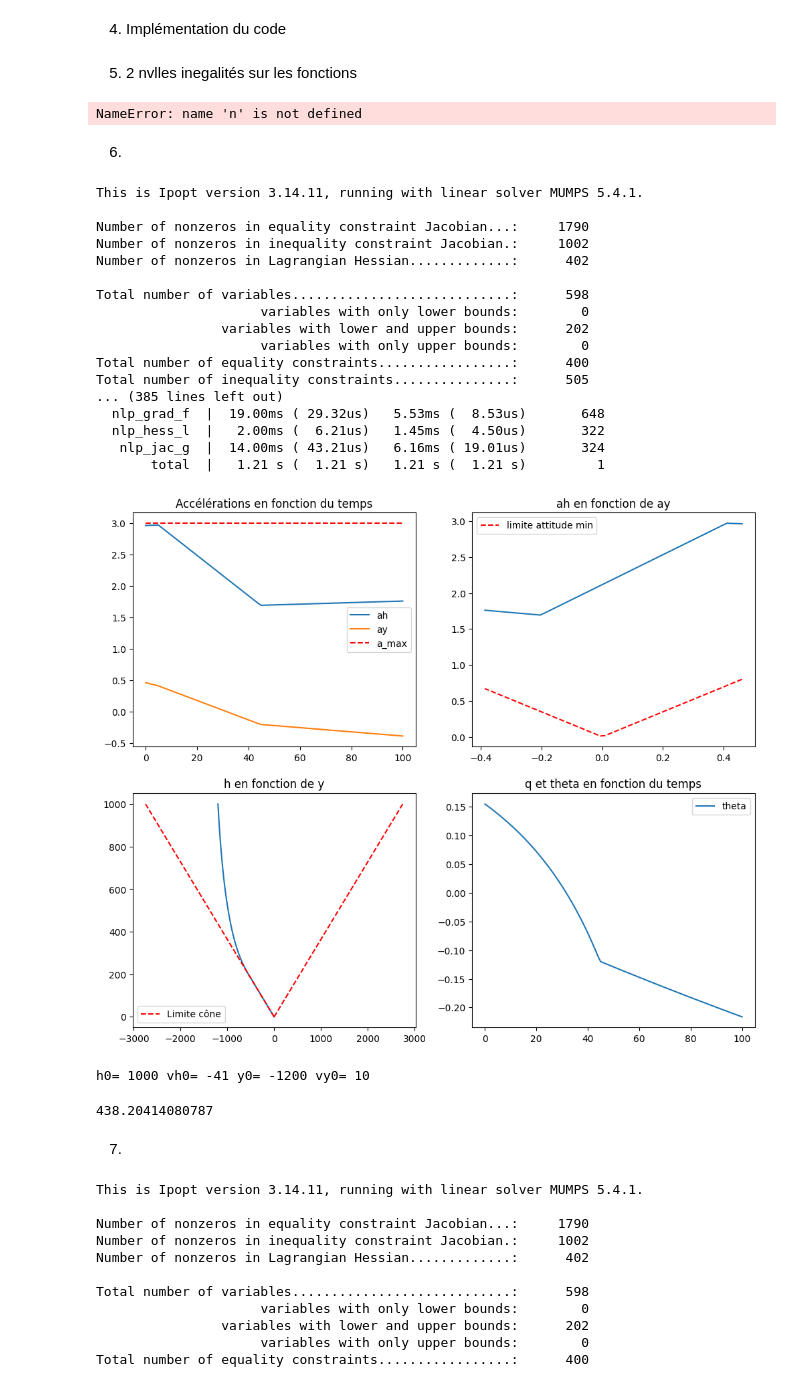
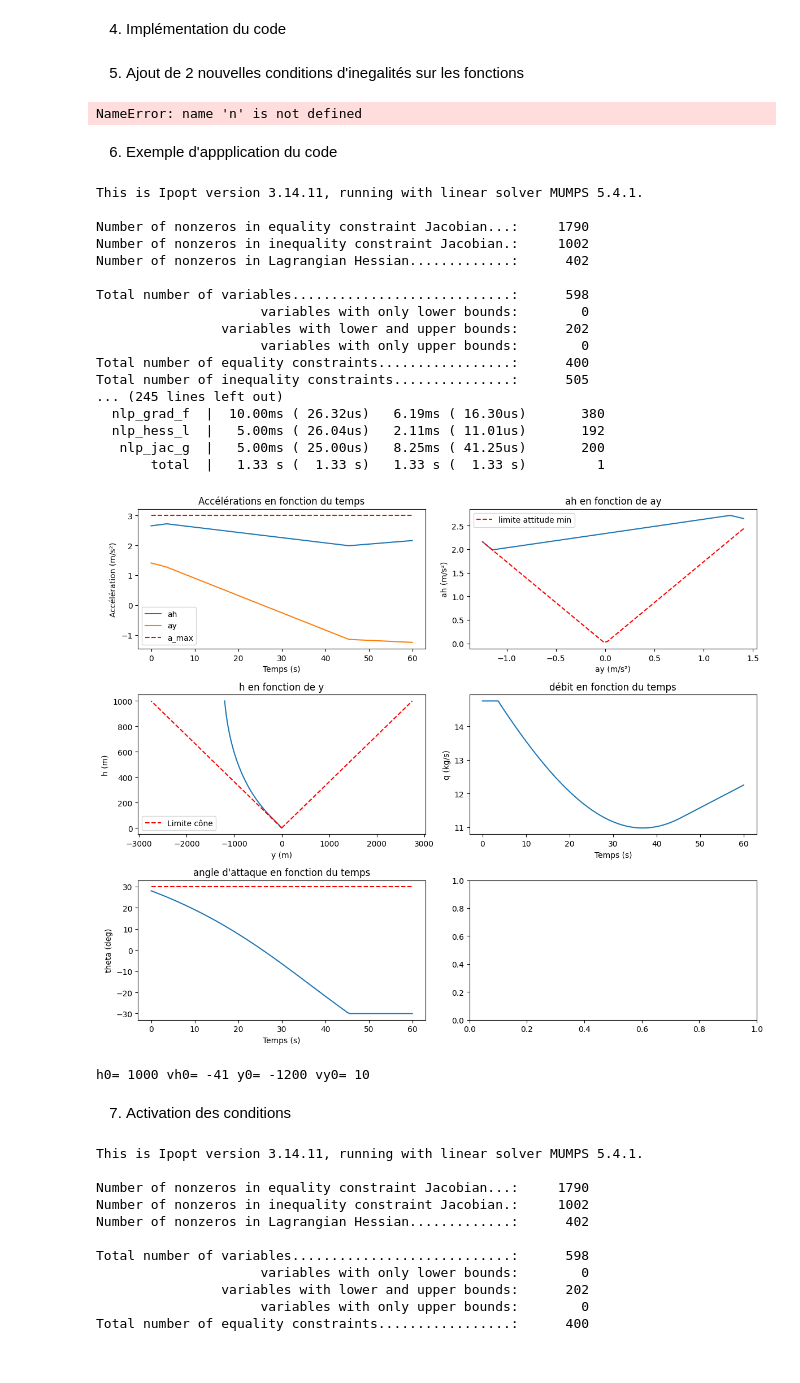
Before and after one commit to anaiscorbiere03/projet_maths, a Jupyter notebook: optim.ipynb, the cells around one changed output. Saved outputs shown, nothing was run; the diff lists cells and outputs as text; code cells hidden in the pictures.

```diff
--- a/optim.ipynb
+++ b/optim.ipynb
@@ -144,7 +144,7 @@ def solve(T,N,h0,vh0,y0,vy0):
     J_opt = float(sol['f'])
     return res, J_opt
 # %% [markdown]
-5. 2 nvlles inegalités sur les fonctions
+5. Ajout de 2 nouvelles conditions d'inegalités sur les fonctions
 # %%
 #On rajoute dans le code précédent à ###
 
@@ -171,7 +164,7 @@ for i in range(n):
 # %% [output]
 NameError: name 'n' is not defined
 # %% [markdown]
-6.
+6. Exemple d'appplication du code
 # %%
 import numpy as np
 import casadi as ca
@@ -189,7 +182,7 @@ g = 1.62 #m/s2
 thetam = np.deg2rad(30) #◦
 gamma = np.deg2rad(70) #◦
 N = 100
-T=100
+T=60
 
 def solve(T,N,h0,vh0,y0,vy0):
     dt=T/N
@@ -278,67 +271,77 @@ def tracer(T,res,J_opt):
     vy=res[5*(N+1):6*(N+1)]
 
 
-    fig, axs = plt.subplots(2, 2, figsize=(12, 10))
+    fig, axs = plt.subplots(3, 2, figsize=(12, 10))
 
-    #a
+    #a/ Tracé de ah et ay en fonction du temps
 
     axs[0,0].plot(t,ah,label='ah')
     axs[0,0].plot(t,ay,label='ay')
     axs[0,0].plot(t,[a_max]*len(t), 'r--', label='a_max')
     axs[0,0].set_title('Accélérations en fonction du temps')
     axs[0,0].legend()
+    axs[0,0].set_xlabel('Temps (s)')
+    axs[0,0].set_ylabel('Accélération (m/s²)')
 
-    #b
+    #b/ Tracé de ah en focntion de ay
 
     axs[0,1].plot(ay,ah)
     axs[0,1].set_title('ah en fonction de ay')
     axs[0,1].plot(ay,np.abs(ay)/np.tan(thetam),'r--', label='limite attitude min')
     axs[0,1].legend()
-    #c
+    axs[0,1].set_xlabel('ay (m/s²)')
+    axs[0,1].set_ylabel('ah (m/s²)')
+
+    #c/tracé de y en fonction de h
 
     axs[1,0].plot(y,h)
     axs[1,0].set_title('h en fonction de y')
     hl=np.linspace(0,h0,100)
     axs[1,0].plot(hl*np.tan(gamma),hl,'r--',label='Limite cône')
     axs[1,0].plot(-hl*np.tan(gamma),hl,'r--')
     axs[1,0].legend()
+    axs[1,0].set_xlabel('y (m)')
+    axs[1,0].set_ylabel('h (m)')
 
-    #d
+    #d/ tracé de q le débit massique et de theta l'angle d'attaque en fonction du temps
 
     q=m/η*np.sqrt(ah**2+ay**2)
     theta=np.arctan(ay/ah)
     axs[1,1].plot(t,q,label='q')
-    axs[1,1].plot(t,theta,label='theta')
-    axs[1,1].set_title('q et theta en fonction du temps')
-    axs[1,1].legend()
-
+    axs[2,0].plot(t,np.rad2deg(theta),label='theta')
+    axs[2,0].plot(t,[np.rad2deg(thetam)]*len(t), 'r--', label='theta max')
+    axs[1,1].set_title('débit en fonction du temps')
+    axs[2,0].set_title('angle d\'attaque en fonction du temps')
+    axs[1,1].set_xlabel('Temps (s)')
+    axs[1,1].set_ylabel('q (kg/s)')
+    axs[2,0].set_xlabel('Temps (s)')
+    axs[2,0].set_ylabel('theta (deg)')
+    plt.tight_layout()
     plt.show()
     print('h0=', h0, 'vh0=', vh0, 'y0=', y0, 'vy0=', vy0)
-    return J_opt
 
 res, J=solve(T,N,h0,vh0,y0,vy0)
 tracer(T,res,J)
 # %% [output]
 This is Ipopt version 3.14.11, running with linear solver MUMPS 5.4.1.
 
 Number of nonzeros in equality constraint Jacobian...:     1790
 Number of nonzeros in inequality constraint Jacobian.:     1002
 Number of nonzeros in Lagrangian Hessian.............:      402
 
 Total number of variables............................:      598
                      variables with only lower bounds:        0
                 variables with lower and upper bounds:      202
                      variables with only upper bounds:        0
 Total number of equality constraints.................:      400
 Total number of inequality constraints...............:      505
-... (385 lines left out)
-  nlp_grad_f  |  19.00ms ( 29.32us)   5.53ms (  8.53us)       648
-  nlp_hess_l  |   2.00ms (  6.21us)   1.45ms (  4.50us)       322
-   nlp_jac_g  |  14.00ms ( 43.21us)   6.16ms ( 19.01us)       324
-       total  |   1.21 s (  1.21 s)   1.21 s (  1.21 s)         1
+... (245 lines left out)
+  nlp_grad_f  |  10.00ms ( 26.32us)   6.19ms ( 16.30us)       380
+  nlp_hess_l  |   5.00ms ( 26.04us)   2.11ms ( 11.01us)       192
+   nlp_jac_g  |   5.00ms ( 25.00us)   8.25ms ( 41.25us)       200
+       total  |   1.33 s (  1.33 s)   1.33 s (  1.33 s)         1
-[figure, old version]
+[figure, new version]
 h0= 1000 vh0= -41 y0= -1200 vy0= 10
-438.20414080787
 # %% [markdown]
-7.
+7. Activation des conditions
 # %%
```
Also changed, not shown: parts of 5 cells of this notebook.
